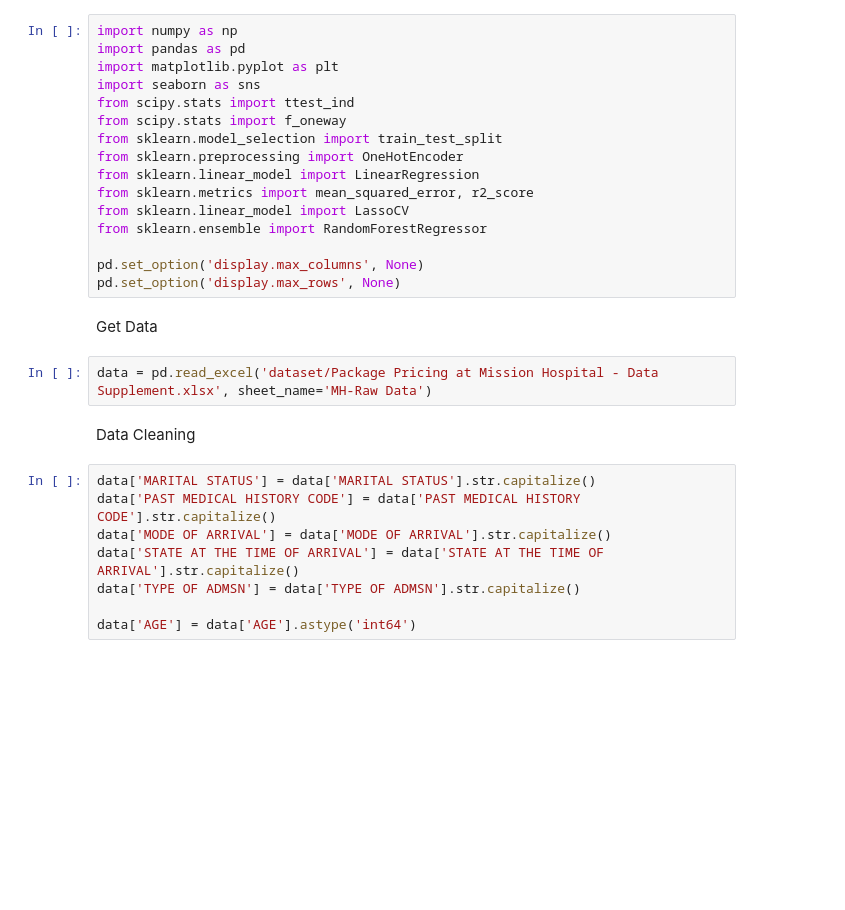
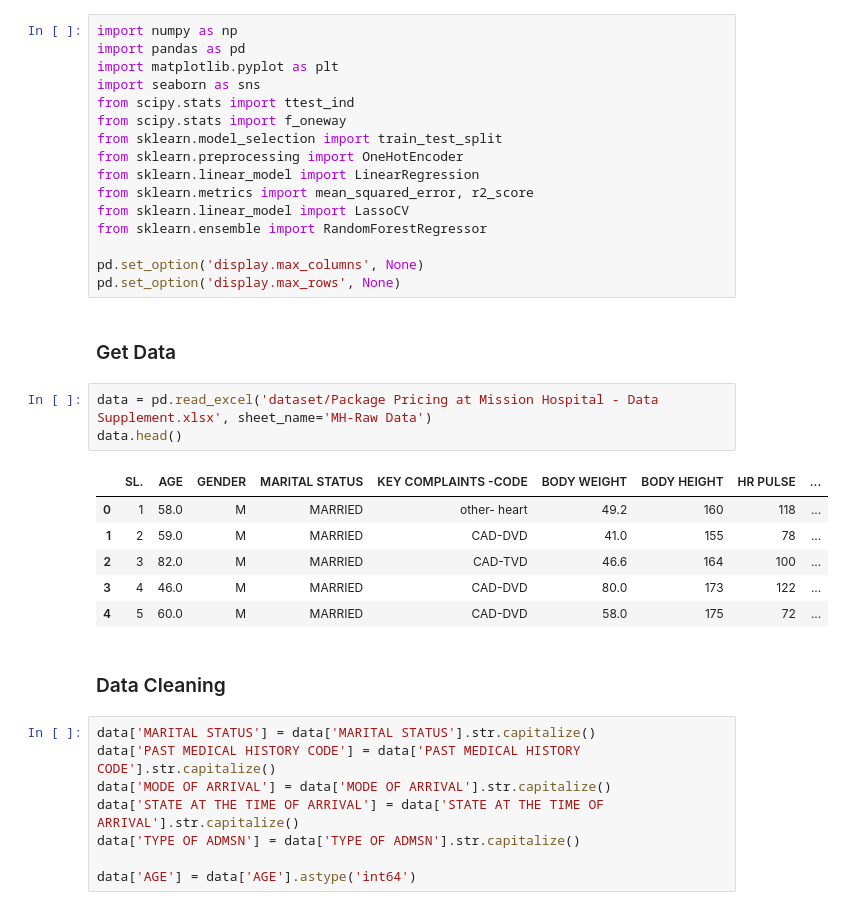
Before and after one commit to lmills724/Package-Pricing-Mission-Hospital-Project, a Jupyter notebook: pricing-predictions.ipynb, the cells around one changed output. Cells and saved outputs as stored; diff of their text form; blank space fills up the shorter version.

```diff
--- a/pricing-predictions.ipynb
+++ b/pricing-predictions.ipynb
@@ -17,11 +20,19 @@ from sklearn.ensemble import RandomForestRegressor
 pd.set_option('display.max_columns', None)
 pd.set_option('display.max_rows', None)
 # %% [markdown]
-Get Data
+### Get Data
 # %%
 data = pd.read_excel('dataset/Package Pricing at Mission Hospital - Data Supplement.xlsx', sheet_name='MH-Raw Data')
+data.head()
+# %% [output]
+|  | SL. | AGE | GENDER | MARITAL STATUS | KEY COMPLAINTS -CODE | BODY WEIGHT | BODY HEIGHT | HR PULSE | ... |
+| 0 | 1 | 58.0 | M | MARRIED | other- heart | 49.2 | 160 | 118 | ... |
+| 1 | 2 | 59.0 | M | MARRIED | CAD-DVD | 41.0 | 155 | 78 | ... |
+| 2 | 3 | 82.0 | M | MARRIED | CAD-TVD | 46.6 | 164 | 100 | ... |
+| 3 | 4 | 46.0 | M | MARRIED | CAD-DVD | 80.0 | 173 | 122 | ... |
+| 4 | 5 | 60.0 | M | MARRIED | CAD-DVD | 58.0 | 175 | 72 | ... |
 # %% [markdown]
-Data Cleaning
+### Data Cleaning
 # %%
 data['MARITAL STATUS'] = data['MARITAL STATUS'].str.capitalize()
 data['PAST MEDICAL HISTORY CODE'] = data['PAST MEDICAL HISTORY CODE'].str.capitalize()
```
Also changed, not shown: parts of 14 cells of this notebook, 2 other files.
